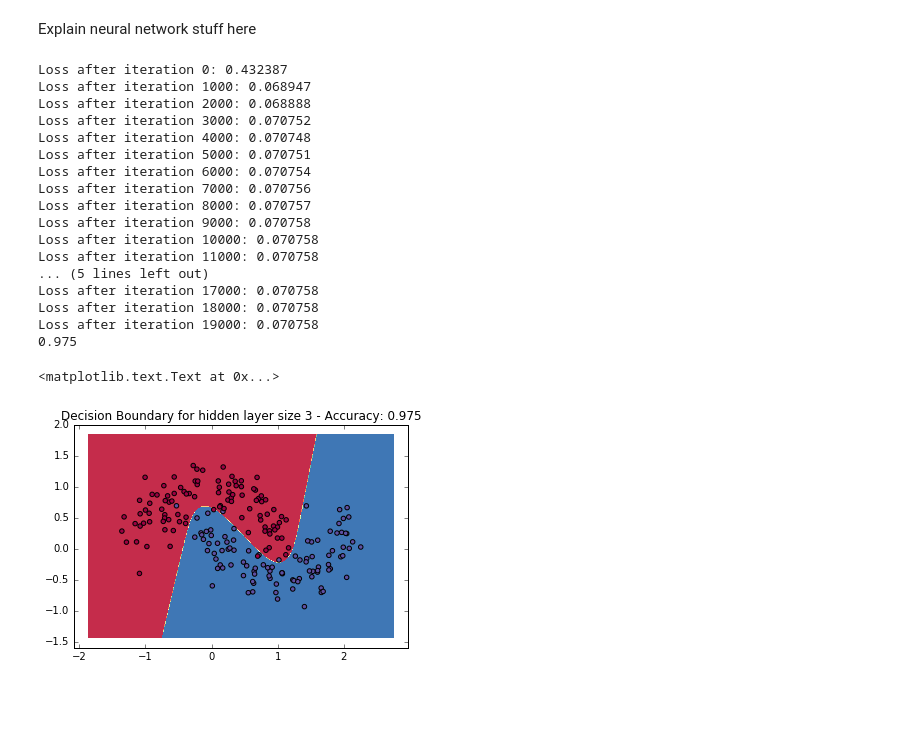
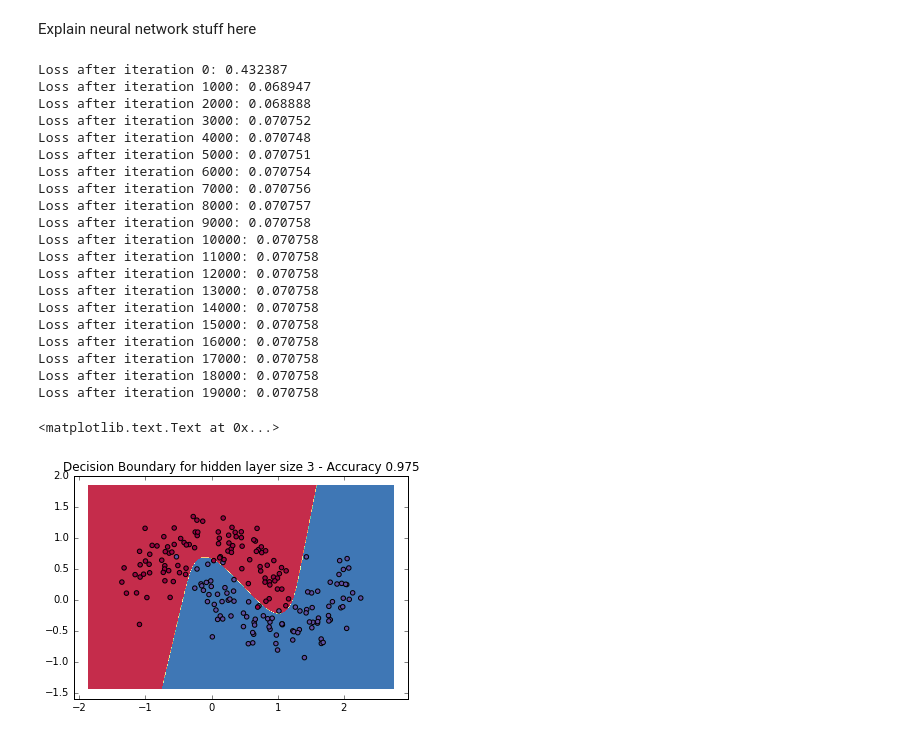
Before and after one commit to s1syphus/Machine-Learning-Tutorials, a Jupyter notebook: Basic Neural Network Tutorial.ipynb, the cells around one changed output. Drawn from its saved outputs; the diff is of its cells as text; code cells hidden in the pictures; blank space fills up the shorter version.

```diff
--- a/Basic Neural Network Tutorial.ipynb
+++ b/Basic Neural Network Tutorial.ipynb
@@ -159,33 +159,36 @@ def build_model(nn_hdim, num_passes=20000, print_loss=False):
 # %%
 # Build a model with a 3-dimensional hidden layer
 model = build_model(3, print_loss=True)
 
 # Accuracy
 accuracy = sklearn.metrics.accuracy_score(y, predict(model, x))
 
 # Plot the decision boundary
 plot_decision_boundary(lambda x: predict(model, x))
-plt.title("Decision Boundary for hidden layer size 3 - Accuracy: " + str(accuracy))
+plt.title('Decision Boundary for hidden layer size 3 - Accuracy %.3f' % accuracy)
 # %% [output]
 Loss after iteration 0: 0.432387
 Loss after iteration 1000: 0.068947
 Loss after iteration 2000: 0.068888
 Loss after iteration 3000: 0.070752
 Loss after iteration 4000: 0.070748
 Loss after iteration 5000: 0.070751
 Loss after iteration 6000: 0.070754
 Loss after iteration 7000: 0.070756
 Loss after iteration 8000: 0.070757
 Loss after iteration 9000: 0.070758
 Loss after iteration 10000: 0.070758
 Loss after iteration 11000: 0.070758
-... (5 lines left out)
+Loss after iteration 12000: 0.070758
+Loss after iteration 13000: 0.070758
+Loss after iteration 14000: 0.070758
+Loss after iteration 15000: 0.070758
+Loss after iteration 16000: 0.070758
 Loss after iteration 17000: 0.070758
 Loss after iteration 18000: 0.070758
 Loss after iteration 19000: 0.070758
-0.975
 <matplotlib.text.Text at 0x...>
-[figure, old version]
+[figure, new version]
 # %%
 plt.figure(figsize=(16, 32))
 hidden_layer_dimensions = [1, 2, 3, 4, 5, 20, 50]
```
Also changed, not shown: parts of 1 cell of this notebook.
